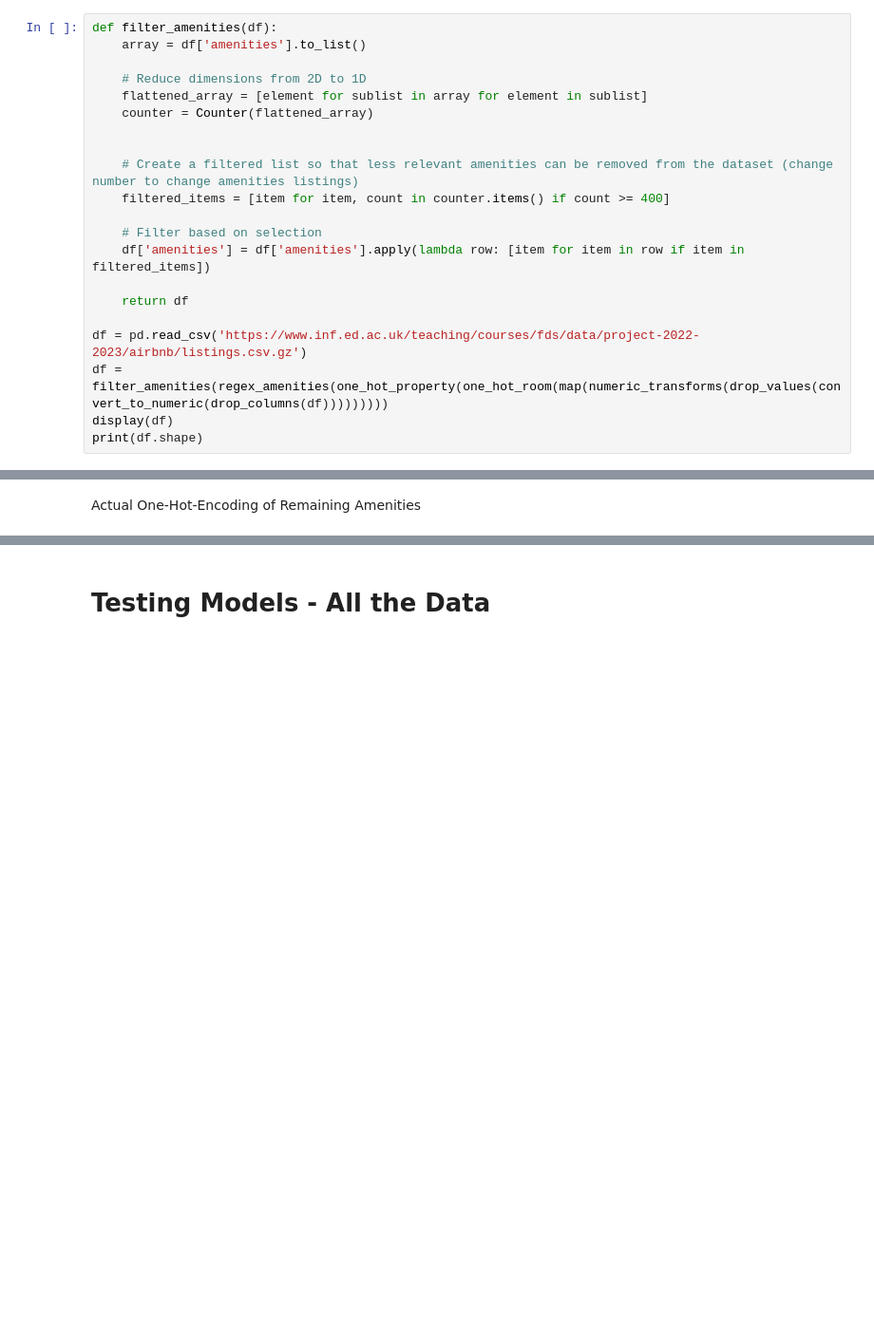
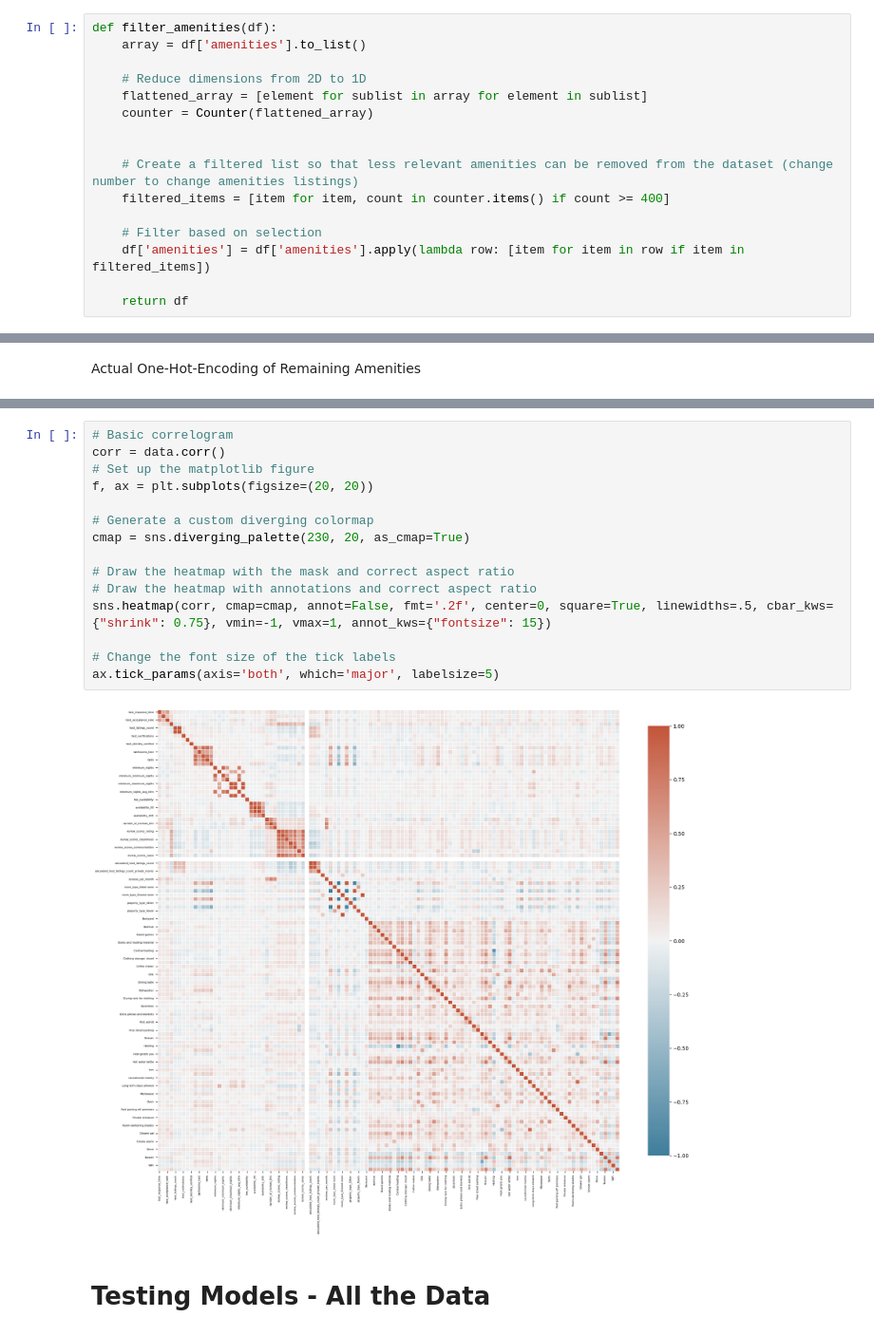
Before and after one commit to DugaldMacintyre/Airbnb-Prices-in-Edinburgh, a Jupyter notebook: models.ipynb, the cells around one changed output, grey strips where cells are left out. Shown at 95% size. Drawn from its saved outputs; the diff is of its cells as text; blank space fills up the shorter version.

```diff
--- a/models.ipynb
+++ b/models.ipynb
@@ -353,8 +246,3 @@ def filter_amenities(df):
     df['amenities'] = df['amenities'].apply(lambda row: [item for item in row if item in filtered_items])
 
     return df
-
-df = pd.read_csv('https://www.inf.ed.ac.uk/teaching/courses/fds/data/project-2022-2023/airbnb/listings.csv.gz')
-df = filter_amenities(regex_amenities(one_hot_property(one_hot_room(map(numeric_transforms(drop_values(convert_to_numeric(drop_columns(df)))))))))
-display(df)
-print(df.shape)
@@ -456,3 +285,20 @@ display(data)
+# %%
+# Basic correlogram
+corr = data.corr()
+# Set up the matplotlib figure
+f, ax = plt.subplots(figsize=(20, 20))
+
+# Generate a custom diverging colormap
+cmap = sns.diverging_palette(230, 20, as_cmap=True)
+
+# Draw the heatmap with the mask and correct aspect ratio
+# Draw the heatmap with annotations and correct aspect ratio
+sns.heatmap(corr, cmap=cmap, annot=False, fmt='.2f', center=0, square=True, linewidths=.5, cbar_kws={"shrink": 0.75}, vmin=-1, vmax=1, annot_kws={"fontsize": 15})
+
+# Change the font size of the tick labels
+ax.tick_params(axis='both', which='major', labelsize=5)
+# %% [output]
+[figure, added]
 # %% [markdown]
 <h1>Testing Models - All the Data</h1>
 # %% [markdown]
```
Also changed, not shown: parts of 13 cells of this notebook.
